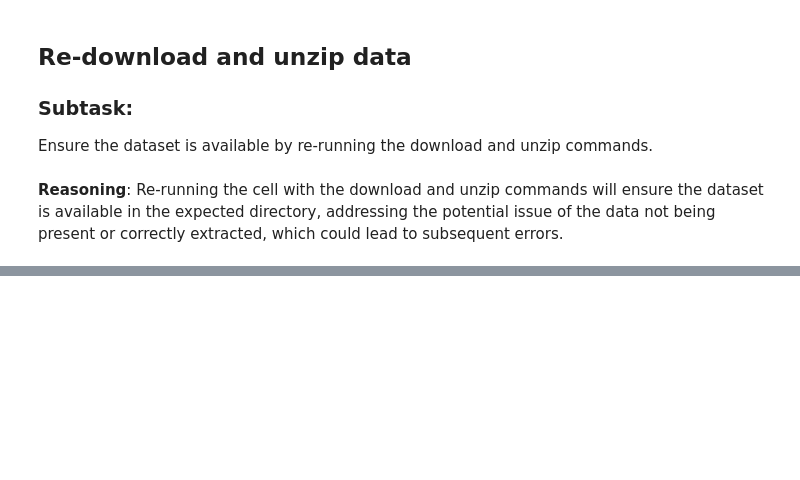
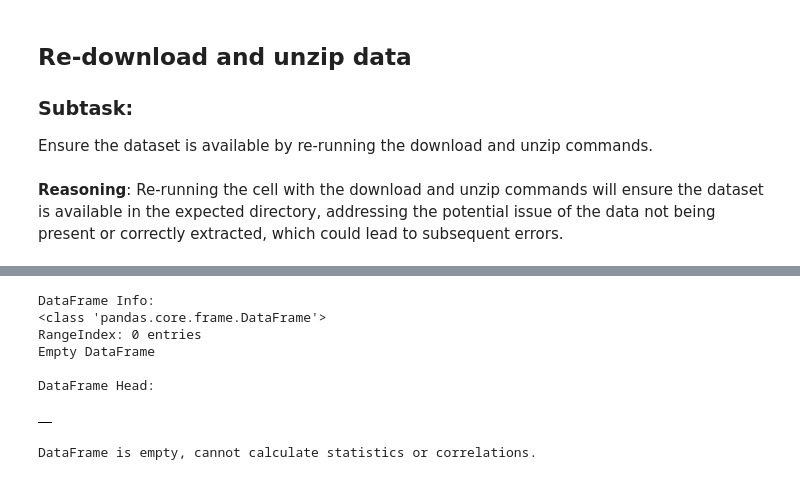
Before and after one commit to Laiba-Yashal/data-science-project-trashnet, a Jupyter notebook: Untitled0.ipynb, the cells around one changed output, grey strips where cells are left out. Drawn from its saved outputs; the diff is of its cells as text; code cells hidden in the pictures; blank space fills up the shorter version.

```diff
--- a/Untitled0.ipynb
+++ b/Untitled0.ipynb
@@ -393,0 +438,80 @@ Using perplexity = 30
+# %%
+# Run in Colab (make sure clean_dir points to your 224x224 cleaned images)
+import numpy as np, pandas as pd
+from pathlib import Path
+from PIL import Image
+from sklearn.preprocessing import LabelEncoder
+
+clean_dir = Path('/content/trashnet_clean')   # change if needed
+classes = sorted([d.name for d in clean_dir.iterdir() if d.is_dir()])
+
+def extract_image_features(image_path):
+    """Extracts features from a single image file."""
+    try:
+        im = Image.open(image_path).convert('RGB')
+        w, h = im.size
+        arr = np.array(im).astype('float32')
+        return {
+            'path': str(image_path),
+            'label': image_path.parent.name, # Get label from parent directory name
+            'width': w,
+            'height': h,
+            'area': w * h,
+            'aspect_ratio': w / h,
+            'mean_r': arr[:, :, 0].mean(),
+            'mean_g': arr[:, :, 1].mean(),
+            'mean_b': arr[:, :, 2].mean(),
+            'mean_brightness': arr.mean()
+        }
+    except Exception as e:
+        print(f"Could not process file {image_path}: {e}")
+        return None # Return None if processing fails
+
+# Collect features from all images
+rows = []
+for c in classes:
+    # Iterate through files within each class directory
+    for f in (clean_dir / c).glob('*'):
+        # Check to ensure it's a file and not a directory
+        if f.is_file():
+            features = extract_image_features(f)
+            if features:
+                rows.append(features)
+
+# Create DataFrame from collected features
+df = pd.DataFrame(rows)
+
+# Display DataFrame schema and head
+print("DataFrame Info:")
+df.info()
+print("\nDataFrame Head:")
+display(df.head())
+
+# Perform basic statistics and correlation analysis if DataFrame is not empty
+if not df.empty:
+    # Basic statistics
+    stats = df[['width','height','area','aspect_ratio','mean_r','mean_g','mean_b','mean_brightness']].agg(['mean','median','var']).T
+    print("\nBasic Statistics:")
+    print(stats.round(2))
+
+    # Encode labels and compute absolute Pearson correlation with label
+    le = LabelEncoder()
+    df['label_enc'] = le.fit_transform(df['label'])
+    corrs = df.corr(numeric_only=True)['label_enc'].abs().sort_values(ascending=False)
+    print("\nTop correlations with label (absolute):")
+    print(corrs.head(10))
+
+    # Save features table
+    df.to_csv('/content/trashnet_features_week4.csv', index=False)
+    print("\nSaved features CSV to /content/trashnet_features_week4.csv")
+else:
+    print("\nDataFrame is empty, cannot calculate statistics or correlations.")
+# %% [output]
+DataFrame Info:
+<class 'pandas.core.frame.DataFrame'>
+RangeIndex: 0 entries
+Empty DataFrame
+
+DataFrame Head:
+|  |
+DataFrame is empty, cannot calculate statistics or correlations.
```
Also changed, not shown: parts of 20 cells of this notebook.
